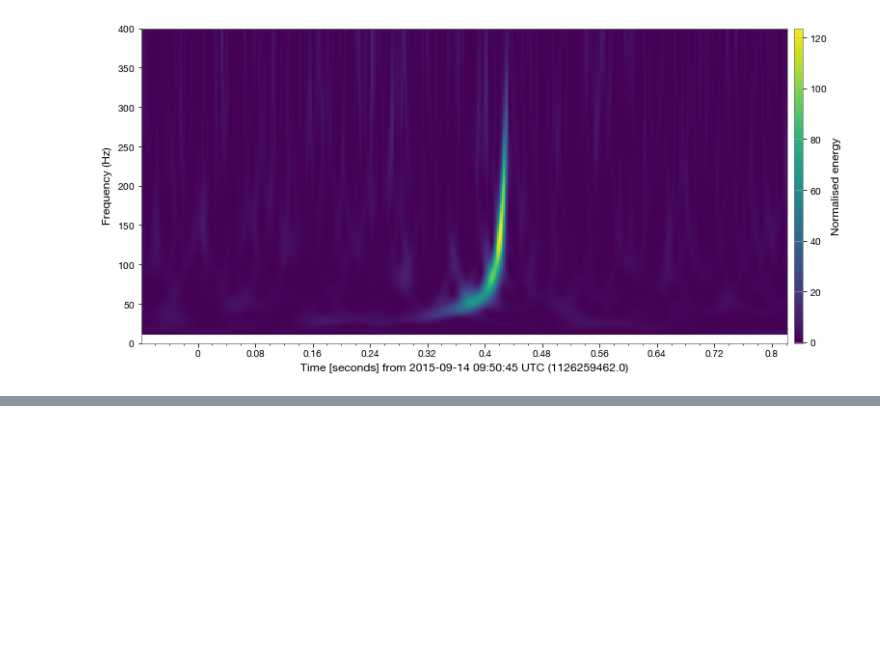
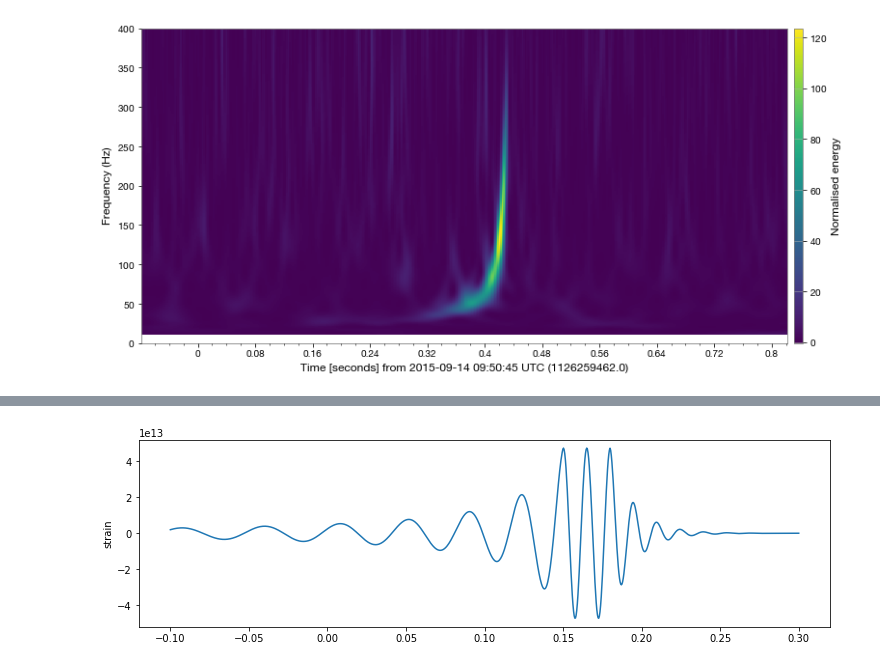
Before and after one commit to reionize/jlab, a Jupyter notebook: ligo/tutorial.ipynb, the cells around one changed output, grey strips where cells are left out. Cells and saved outputs as stored; diff of their text form; code cells hidden in the pictures; blank space fills up the shorter version.

```diff
--- a/ligo/tutorial.ipynb
+++ b/ligo/tutorial.ipynb
@@ -109,0 +132,14 @@ plt.show()
+# %%
+def osc(t, Mc, t0, C, phi):
+    return C * np.power(Mc * gwfreq(Mc, t, t0), 10/3) * np.cos(gwfreq(Mc, t, t0) * (t0-t) + phi) * np.power(1e-30, np.heaviside(t - t0, 0) * (t - t0))
+# %%
+times = np.linspace(-0.1, 0.3, 1000)
+freq = osc(times, 30, 0.18, 1, 0.0)
+plt.figure(figsize=(12, 4))
+plt.subplots_adjust(left=0.1, right=0.9, top=0.85, bottom=0.2)
+plt.plot(times, freq)
+#plt.xlabel('Time (s) since '+str(tevent))
+plt.ylabel('strain')
+plt.show()
+# %% [output]
+[figure, added]
```
Also changed, not shown: parts of 9 cells of this notebook.
